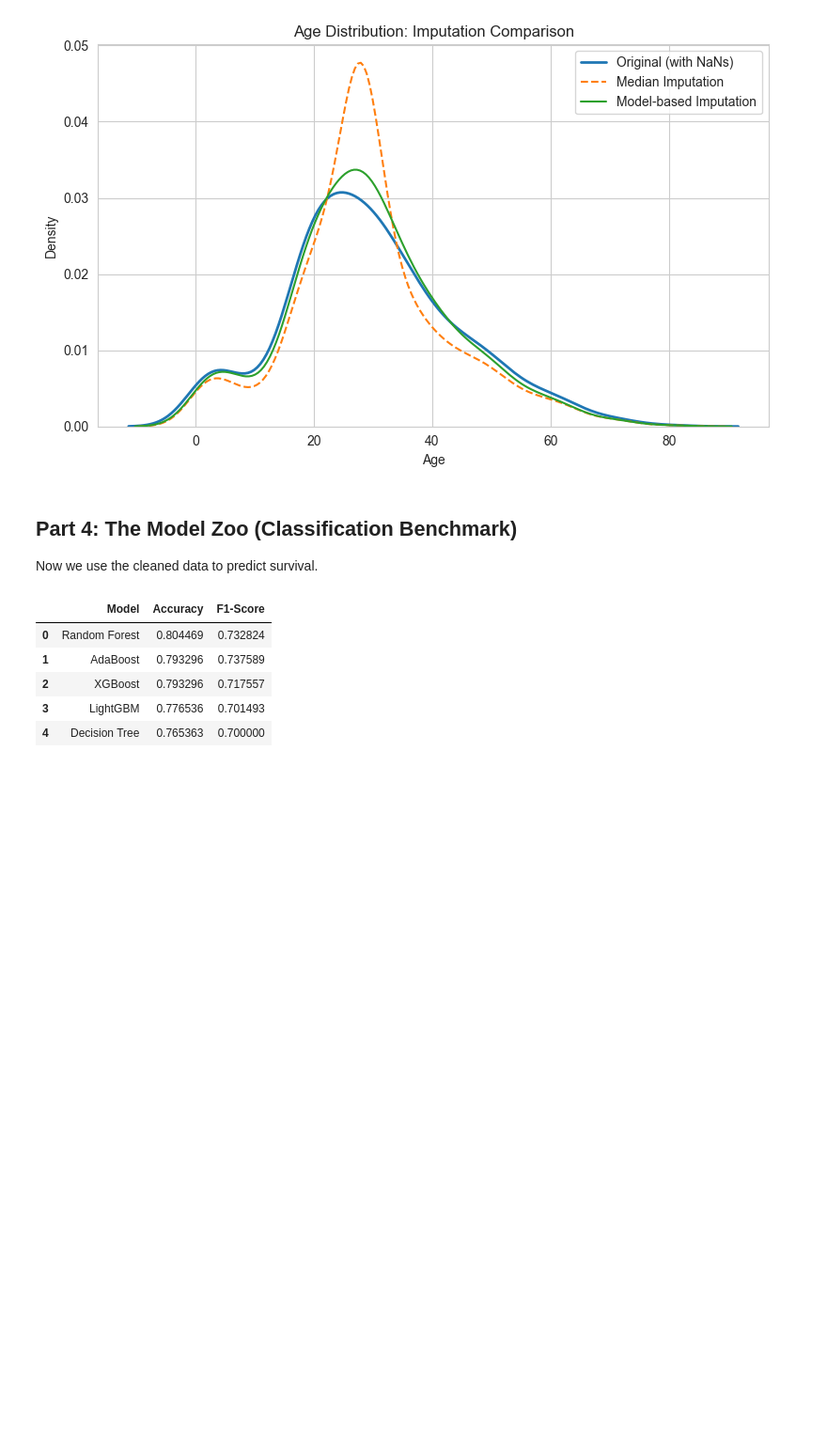
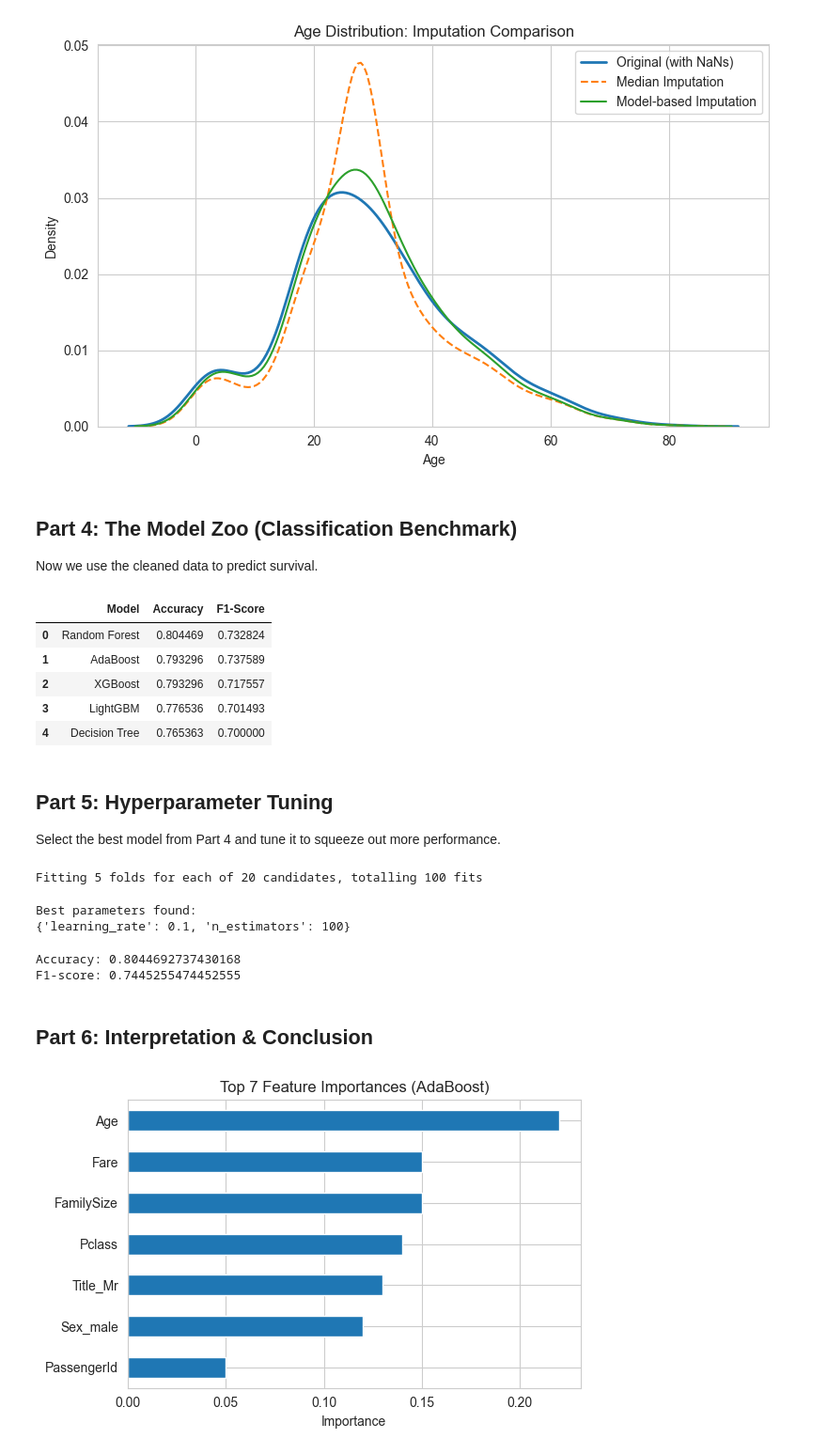
Before and after one commit to emschutt/Applied-Data-Science-Classes, a Jupyter notebook: Machine Learning/Homework_4.ipynb, the cells around one changed output. Shown: that part at 94% size. Drawn from its saved outputs; the diff is of its cells as text; code cells hidden in the pictures; blank space fills up the shorter version.

```diff
--- a/Machine Learning/Homework_4.ipynb
+++ b/Machine Learning/Homework_4.ipynb
@@ -284,3 +280,64 @@ results_df
 | 2 | XGBoost | 0.793296 | 0.717557 |
 | 3 | LightGBM | 0.776536 | 0.701493 |
 | 4 | Decision Tree | 0.765363 | 0.700000 |
+# %% [markdown]
+## Part 5: Hyperparameter Tuning
+
+Select the best model from Part 4 and tune it to squeeze out more performance.
+# %%
+from sklearn.model_selection import GridSearchCV
+
+ada = AdaBoostClassifier(random_state=42)
+
+param_grid = {"n_estimators": [50, 100, 200, 300],
+              "learning_rate": [0.01, 0.05, 0.1, 0.5, 1.0]}
+
+grid_search = GridSearchCV(
+    estimator=ada,
+    param_grid=param_grid,
+    scoring="f1",
+    cv=5,
+    n_jobs=-1,
+    verbose=1
+)
+
+grid_search.fit(X_train, y_train)
+
+print("Best parameters found:")
+print(grid_search.best_params_)
+# %% [output]
+Fitting 5 folds for each of 20 candidates, totalling 100 fits
+Best parameters found:
+{'learning_rate': 0.1, 'n_estimators': 100}
+# %%
+best_ada = grid_search.best_estimator_
+
+from sklearn.metrics import accuracy_score, f1_score
+
+y_pred = best_ada.predict(X_test)
+
+print("Accuracy:", accuracy_score(y_test, y_pred))
+print("F1-score:", f1_score(y_test, y_pred))
+# %% [output]
+Accuracy: 0.8044692737430168
+F1-score: 0.7445255474452555
+# %% [markdown]
+## Part 6: Interpretation & Conclusion
+# %%
+importances = best_ada.feature_importances_
+
+feat_imp = (
+    pd.Series(importances, index=X_train.columns)
+    .sort_values(ascending=False)
+    .head(7)
+)
+
+plt.figure(figsize=(6, 4))
+feat_imp.plot(kind="barh")
+plt.gca().invert_yaxis()
+plt.title("Top 7 Feature Importances (AdaBoost)")
+plt.xlabel("Importance")
+plt.tight_layout()
+plt.show()
+# %% [output]
+[figure, added]
```
Also changed, not shown: parts of 3 cells of this notebook.
